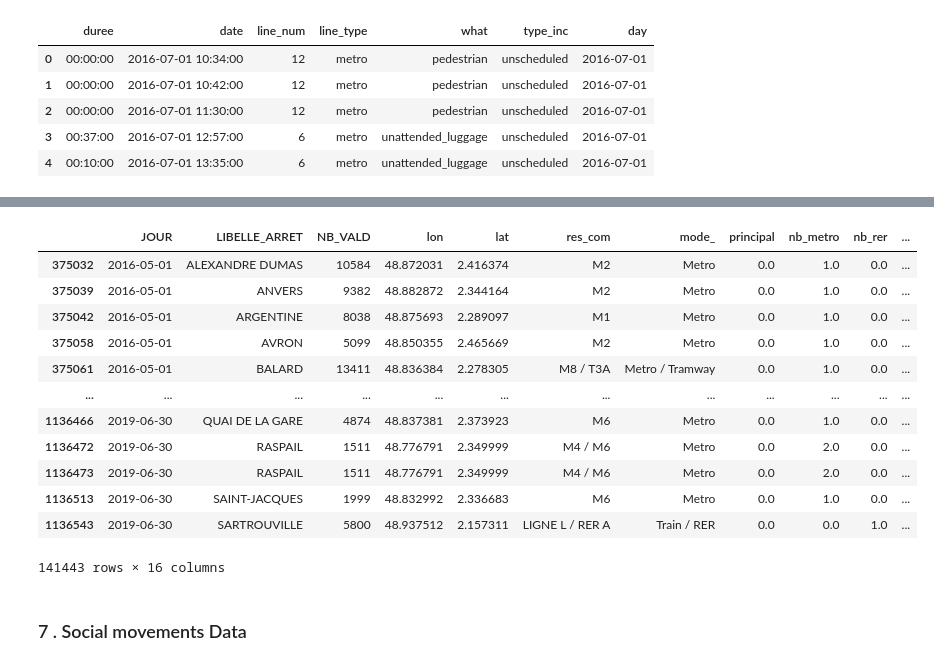
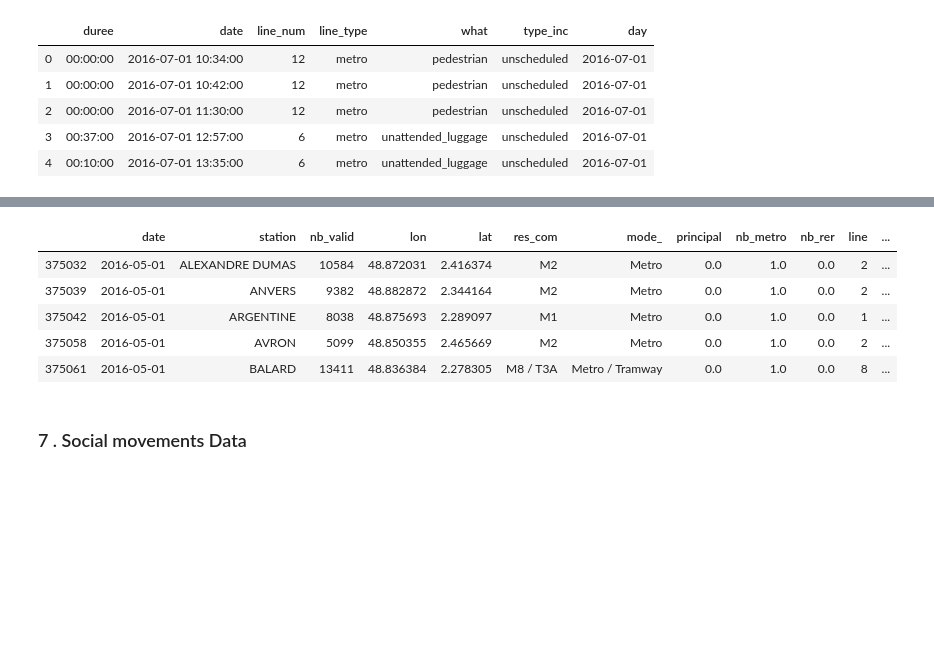
Before and after one commit to p-desaintchamas/datacamp-challenge-creation, a Jupyter notebook: Data_Collection_&_Feature_Engineering.ipynb, the cells around one changed output, grey strips where cells are left out. Cells and saved outputs as stored; diff of their text form; code cells hidden in the pictures; blank space fills up the shorter version.

```diff
--- a/Data_Collection_&_Feature_Engineering.ipynb
+++ b/Data_Collection_&_Feature_Engineering.ipynb
@@ -274,6 +279,7 @@ inc_group = inc.groupby(['day','line_num']).agg({
     'type_inc' : 'count'
 }).reset_index().rename(columns={'type_inc':'num_inc','what':'type_inc'})
 inc_group['day'] = pd.to_datetime(inc_group['day'])
+inc_group.columns = ['date', 'line_nb', 'duration', 'type_inc', 'nb_inc']
 
 inc_group.head()
 # %% [output]
@@ -284,7 +290,7 @@ inc_group.head()
 | 3 | 2016-05-01 | 2 | 00:00:00 | breakdown | 3 |
 | 4 | 2016-05-01 | 7 | 00:00:00 | breakdown | 2 |
 # %%
-inc_station = inc_group.merge(corr, how='left',left_on='line_num',right_on='line').drop(['line','Name','nb_metro','nb_rer'],axis=1)
+inc_station = inc_group.merge(corr, how='left',left_on='line_nb',right_on='line').drop(['line','Name','nb_metro','nb_rer'],axis=1)
 
 inc_station.head()
 # %% [output]
@@ -308,18 +314,18 @@ inc_station['Name'] = inc_station['stop_name'].str.lower()
 inc_station['Name'] = inc_station['Name'].str.replace('[^\w]','')
 inc_station['Name'] = inc_station['Name'].str.normalize('NFKD').str.encode('ascii', errors='ignore').str.decode('utf-8')
 
-inc_station['day'] = inc_station['day'].astype(str)
+inc_station['date'] = inc_station['date'].astype(str)
 
 curr_dt = dt_agg_pos_corr.copy()
 
-curr_dt['Name'] = curr_dt['LIBELLE_ARRET'].str.lower()
+curr_dt['Name'] = curr_dt['station'].str.lower()
 curr_dt['Name'] = curr_dt['Name'].str.replace('[^\w]','')
 curr_dt['Name'] = curr_dt['Name'].str.normalize('NFKD').str.encode('ascii', errors='ignore').str.decode('utf-8')
 
-curr_dt['JOUR'] = curr_dt['JOUR'].astype(str)
+curr_dt['date'] = curr_dt['date'].astype(str)
 # %%
-dt_pos_cor_inc = curr_dt.merge(inc_station, how='left',left_on=['JOUR','Name'], right_on=['day','Name'])
-dt_pos_cor_inc.drop(['Name','day','line_num','stop_name'],axis=1,inplace=True)
+dt_pos_cor_inc = curr_dt.merge(inc_station, how='left',left_on=['date','Name'], right_on=['date','Name'])
+dt_pos_cor_inc.drop(['Name','line_nb','stop_name'],axis=1,inplace=True)
 
 dt_pos_cor_inc.head()
 # %% [output]
@@ -332,19 +338,12 @@ dt_pos_cor_inc.head()
 # %%
-dt_pos_cor_inc.loc[dt_pos_cor_inc['num_inc'].notna()]
+dt_pos_cor_inc.loc[dt_pos_cor_inc['nb_inc'].notna()].head()
 # %% [output]
-|  | JOUR | LIBELLE_ARRET | NB_VALD | lon | lat | res_com | mode_ | principal | nb_metro | nb_rer | ... |
-| 375032 | 2016-05-01 | ALEXANDRE DUMAS | 10584 | 48.872031 | 2.416374 | M2 | Metro | 0.0 | 1.0 | 0.0 | ... |
-| 375039 | 2016-05-01 | ANVERS | 9382 | 48.882872 | 2.344164 | M2 | Metro | 0.0 | 1.0 | 0.0 | ... |
-| 375042 | 2016-05-01 | ARGENTINE | 8038 | 48.875693 | 2.289097 | M1 | Metro | 0.0 | 1.0 | 0.0 | ... |
-| 375058 | 2016-05-01 | AVRON | 5099 | 48.850355 | 2.465669 | M2 | Metro | 0.0 | 1.0 | 0.0 | ... |
-| 375061 | 2016-05-01 | BALARD | 13411 | 48.836384 | 2.278305 | M8 / T3A | Metro / Tramway | 0.0 | 1.0 | 0.0 | ... |
-| ... | ... | ... | ... | ... | ... | ... | ... | ... | ... | ... | ... |
-| 1136466 | 2019-06-30 | QUAI DE LA GARE | 4874 | 48.837381 | 2.373923 | M6 | Metro | 0.0 | 1.0 | 0.0 | ... |
-| 1136472 | 2019-06-30 | RASPAIL | 1511 | 48.776791 | 2.349999 | M4 / M6 | Metro | 0.0 | 2.0 | 0.0 | ... |
-| 1136473 | 2019-06-30 | RASPAIL | 1511 | 48.776791 | 2.349999 | M4 / M6 | Metro | 0.0 | 2.0 | 0.0 | ... |
-| 1136513 | 2019-06-30 | SAINT-JACQUES | 1999 | 48.832992 | 2.336683 | M6 | Metro | 0.0 | 1.0 | 0.0 | ... |
-| 1136543 | 2019-06-30 | SARTROUVILLE | 5800 | 48.937512 | 2.157311 | LIGNE L / RER A | Train / RER | 0.0 | 0.0 | 1.0 | ... |
+|  | date | station | nb_valid | lon | lat | res_com | mode_ | principal | nb_metro | nb_rer | line | ... |
+| 375032 | 2016-05-01 | ALEXANDRE DUMAS | 10584 | 48.872031 | 2.416374 | M2 | Metro | 0.0 | 1.0 | 0.0 | 2 | ... |
+| 375039 | 2016-05-01 | ANVERS | 9382 | 48.882872 | 2.344164 | M2 | Metro | 0.0 | 1.0 | 0.0 | 2 | ... |
+| 375042 | 2016-05-01 | ARGENTINE | 8038 | 48.875693 | 2.289097 | M1 | Metro | 0.0 | 1.0 | 0.0 | 1 | ... |
+| 375058 | 2016-05-01 | AVRON | 5099 | 48.850355 | 2.465669 | M2 | Metro | 0.0 | 1.0 | 0.0 | 2 | ... |
+| 375061 | 2016-05-01 | BALARD | 13411 | 48.836384 | 2.278305 | M8 / T3A | Metro / Tramway | 0.0 | 1.0 | 0.0 | 8 | ... |
-141443 rows × 16 columns
 # %% [markdown]
 ### 7 . Social movements Data
 # %%
```
Also changed, not shown: parts of 40 cells of this notebook.
